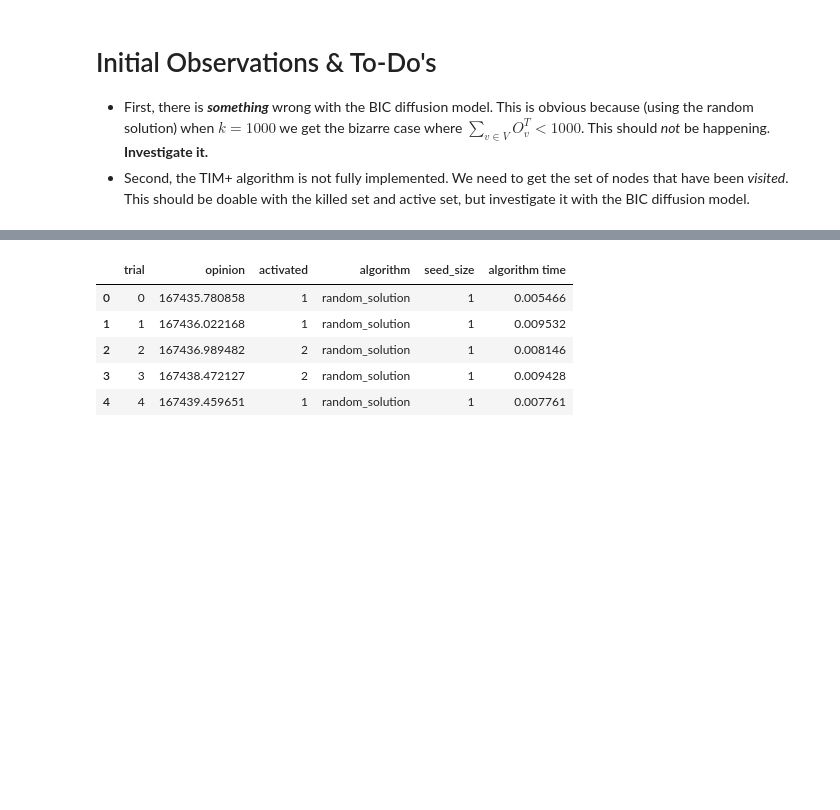
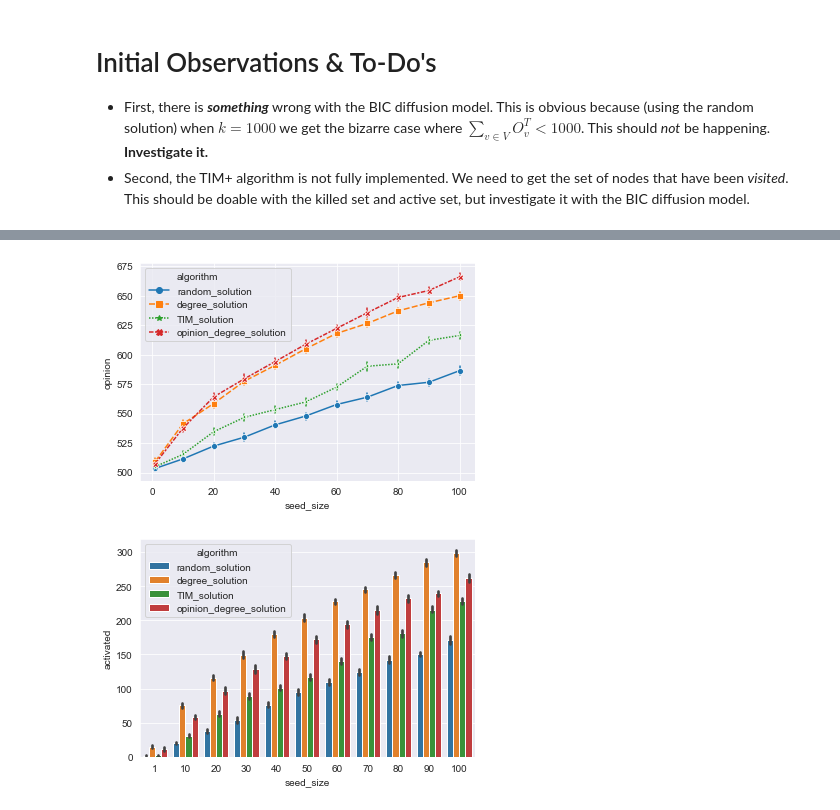
Before and after one commit to nathaniel-hudson/BIC-Diffusion, a Jupyter notebook: src/Experiment.ipynb, the cells around one changed output, grey strips where cells are left out. Cells and saved outputs as stored; diff of their text form; code cells hidden in the pictures; blank space fills up the shorter version.

```diff
--- a/src/Experiment.ipynb
+++ b/src/Experiment.ipynb
@@ -32,3 +33,19 @@ uniform = random.random
 # Initial Observations & To-Do's
 * First, there is ***something*** wrong with the BIC diffusion model. This is obvious because (using the random solution) when $k=1000$ we get the bizarre case where $\sum_{v\in V}O_v^T < 1000$. This should *not* be happening. **Investigate it.**
 * Second, the TIM+ algorithm is not fully implemented. We need to get the set of nodes that have been *visited*. This should be doable with the killed set and active set, but investigate it with the BIC diffusion model.
+# %%
+opd_start = time.time()
+df_opd = Simulation.run(
+    topo_code=topo_code,
+    algorithm=opinion_degree_solution,
+    seed_sizes=seed_sizes,
+    time_horizon=time_horizon,
+    n_trials=n_trials,
+    ffm_distr_func=uniform,
+    opinion_distr_func=uniform,
+    random_seed=None,#random_seed,
+    use_communities=False,
+    out_dir=None
+)
+opd_runtime = time.time() - opd_start
+print(f"\n<> Simulation using `{opinion_degree_solution.__name__}` took {opd_runtime:0.5f} seconds.")
@@ -85,18 +106,13 @@ print(f"\n<> Simulation using `{degree_solution.__name__}` took {degr_runtime:0.
 # %%
 df = df_rand.copy()
 df = df.append(df_degr)
 df = df.append(df_TIM)
-sns.lineplot(x="seed_size", y="opinion", markers="os*", err_style="bars", style="algorithm", hue="algorithm", data=df)
+df = df.append(df_opd)
+sns.lineplot(x="seed_size", y="opinion", markers="os*X", err_style="bars", style="algorithm", hue="algorithm", data=df)
 plt.show()
 
 sns.barplot(x="seed_size", y="activated", hue="algorithm", data=df)
 plt.show()
+# %% [output]
+[figure, added]
+[figure, added]
-# %%
-df.head()
-# %% [output]
-|  | trial | opinion | activated | algorithm | seed_size | algorithm time |
-| 0 | 0 | 167435.780858 | 1 | random_solution | 1 | 0.005466 |
-| 1 | 1 | 167436.022168 | 1 | random_solution | 1 | 0.009532 |
-| 2 | 2 | 167436.989482 | 2 | random_solution | 1 | 0.008146 |
-| 3 | 3 | 167438.472127 | 2 | random_solution | 1 | 0.009428 |
-| 4 | 4 | 167439.459651 | 1 | random_solution | 1 | 0.007761 |
```
Also changed, not shown: parts of 4 cells of this notebook, 5 other files.
